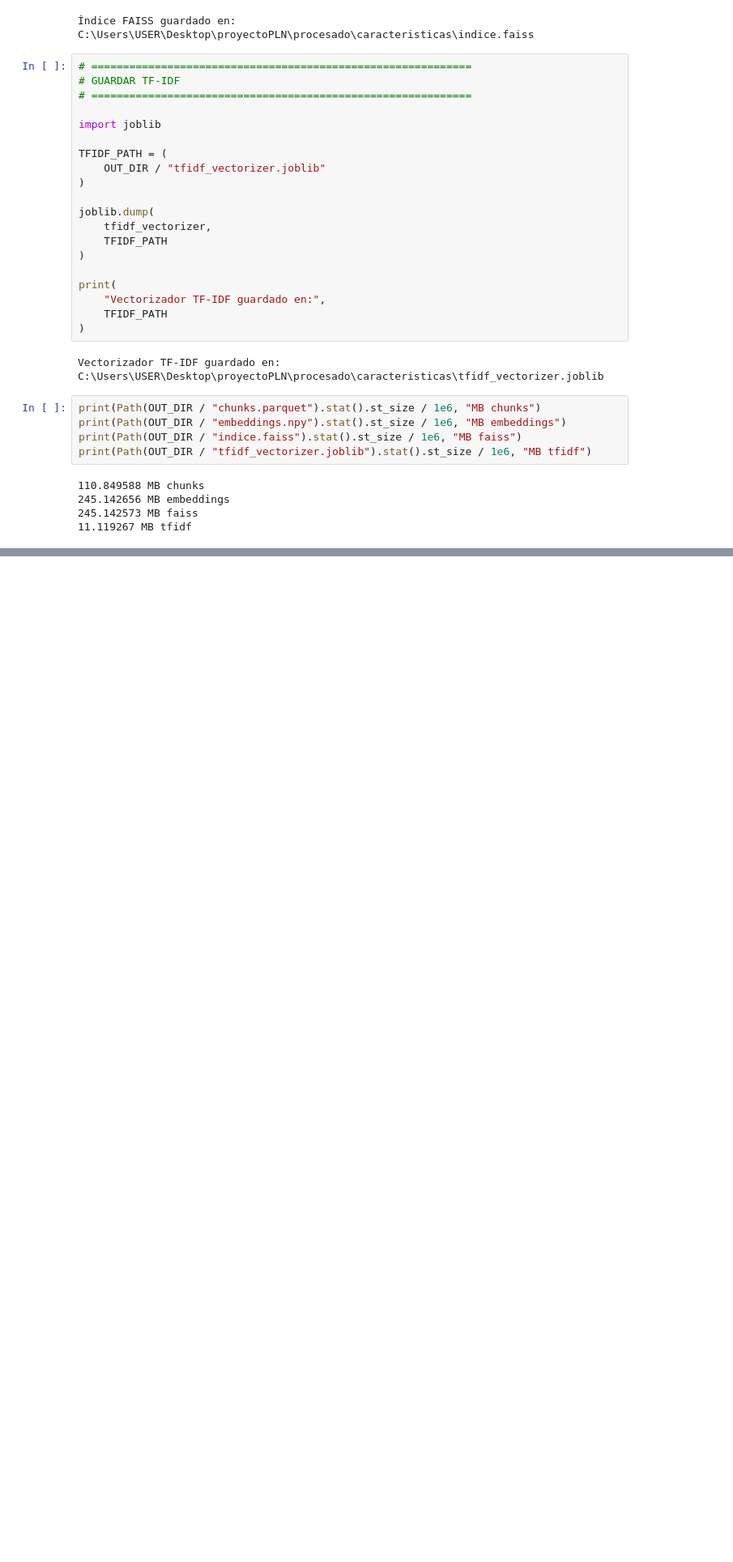
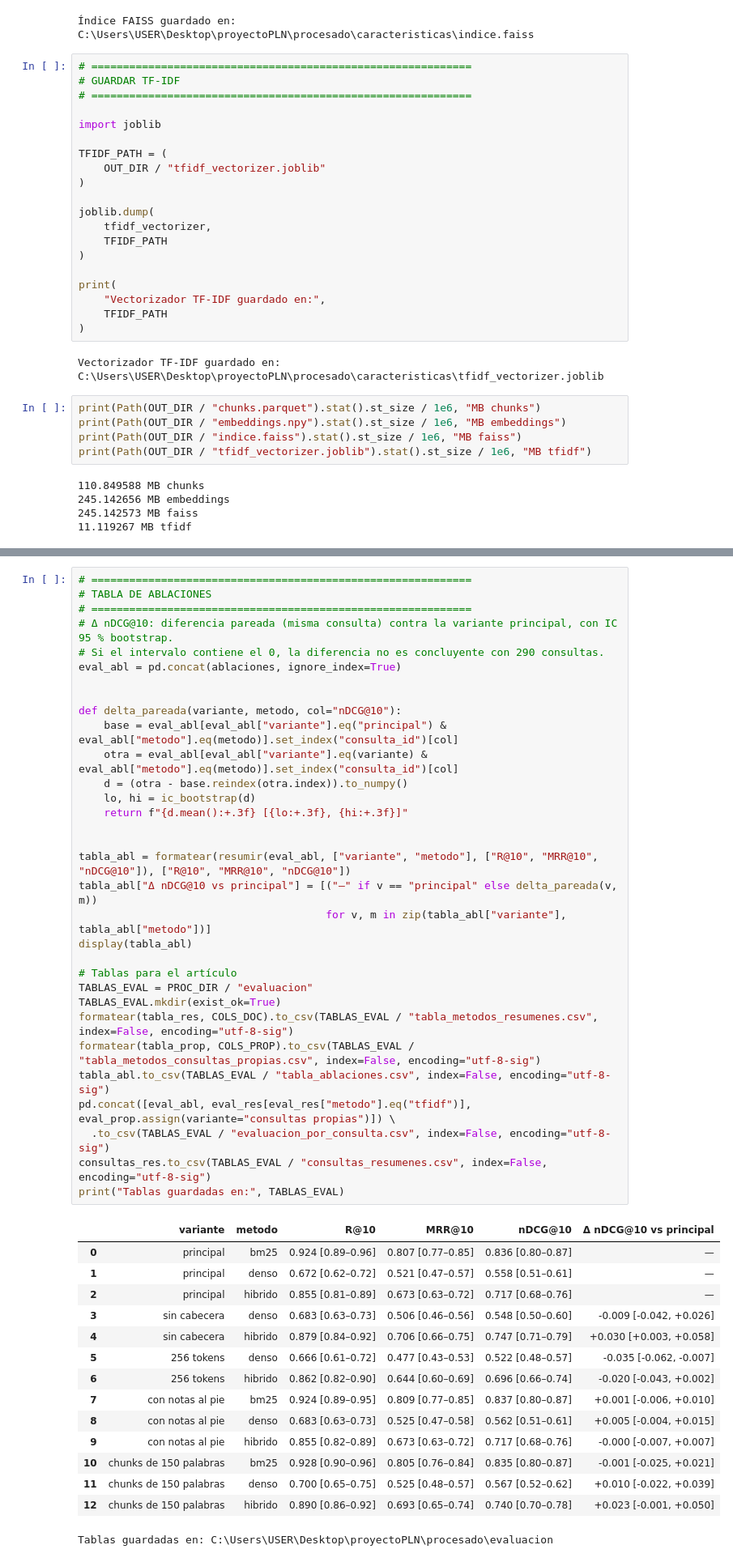
Before and after one commit to GiraldoB/RAG-CIDH, a Jupyter notebook: proyecto_(2).ipynb, the cells around one changed output, grey strips where cells are left out. Shown at 81% size. Saved outputs shown, nothing was run; the diff lists cells and outputs as text; blank space fills up the shorter version.

```diff
--- a/proyecto_(2).ipynb
+++ b/proyecto_(2).ipynb
@@ -3244,0 +3533,48 @@ print(Path(OUT_DIR / "tfidf_vectorizer.joblib").stat().st_size / 1e6, "MB tfidf"
+# %%
+# ============================================================
+# TABLA DE ABLACIONES
+# ============================================================
+# Δ nDCG@10: diferencia pareada (misma consulta) contra la variante principal, con IC 95 % bootstrap.
+# Si el intervalo contiene el 0, la diferencia no es concluyente con 290 consultas.
+eval_abl = pd.concat(ablaciones, ignore_index=True)
+
+
+def delta_pareada(variante, metodo, col="nDCG@10"):
+    base = eval_abl[eval_abl["variante"].eq("principal") & eval_abl["metodo"].eq(metodo)].set_index("consulta_id")[col]
+    otra = eval_abl[eval_abl["variante"].eq(variante) & eval_abl["metodo"].eq(metodo)].set_index("consulta_id")[col]
+    d = (otra - base.reindex(otra.index)).to_numpy()
+    lo, hi = ic_bootstrap(d)
+    return f"{d.mean():+.3f} [{lo:+.3f}, {hi:+.3f}]"
+
+
+tabla_abl = formatear(resumir(eval_abl, ["variante", "metodo"], ["R@10", "MRR@10", "nDCG@10"]), ["R@10", "MRR@10", "nDCG@10"])
+tabla_abl["Δ nDCG@10 vs principal"] = [("—" if v == "principal" else delta_pareada(v, m))
+                                       for v, m in zip(tabla_abl["variante"], tabla_abl["metodo"])]
+display(tabla_abl)
+
+# Tablas para el artículo
+TABLAS_EVAL = PROC_DIR / "evaluacion"
+TABLAS_EVAL.mkdir(exist_ok=True)
+formatear(tabla_res, COLS_DOC).to_csv(TABLAS_EVAL / "tabla_metodos_resumenes.csv", index=False, encoding="utf-8-sig")
+formatear(tabla_prop, COLS_PROP).to_csv(TABLAS_EVAL / "tabla_metodos_consultas_propias.csv", index=False, encoding="utf-8-sig")
+tabla_abl.to_csv(TABLAS_EVAL / "tabla_ablaciones.csv", index=False, encoding="utf-8-sig")
+pd.concat([eval_abl, eval_res[eval_res["metodo"].eq("tfidf")], eval_prop.assign(variante="consultas propias")]) \
+  .to_csv(TABLAS_EVAL / "evaluacion_por_consulta.csv", index=False, encoding="utf-8-sig")
+consultas_res.to_csv(TABLAS_EVAL / "consultas_resumenes.csv", index=False, encoding="utf-8-sig")
+print("Tablas guardadas en:", TABLAS_EVAL)
+# %% [output]
+|  | variante | metodo | R@10 | MRR@10 | nDCG@10 | Δ nDCG@10 vs principal |
+| 0 | principal | bm25 | 0.924 [0.89–0.96] | 0.807 [0.77–0.85] | 0.836 [0.80–0.87] | — |
+| 1 | principal | denso | 0.672 [0.62–0.72] | 0.521 [0.47–0.57] | 0.558 [0.51–0.61] | — |
+| 2 | principal | hibrido | 0.855 [0.81–0.89] | 0.673 [0.63–0.72] | 0.717 [0.68–0.76] | — |
+| 3 | sin cabecera | denso | 0.683 [0.63–0.73] | 0.506 [0.46–0.56] | 0.548 [0.50–0.60] | -0.009 [-0.042, +0.026] |
+| 4 | sin cabecera | hibrido | 0.879 [0.84–0.92] | 0.706 [0.66–0.75] | 0.747 [0.71–0.79] | +0.030 [+0.003, +0.058] |
+| 5 | 256 tokens | denso | 0.666 [0.61–0.72] | 0.477 [0.43–0.53] | 0.522 [0.48–0.57] | -0.035 [-0.062, -0.007] |
+| 6 | 256 tokens | hibrido | 0.862 [0.82–0.90] | 0.644 [0.60–0.69] | 0.696 [0.66–0.74] | -0.020 [-0.043, +0.002] |
+| 7 | con notas al pie | bm25 | 0.924 [0.89–0.95] | 0.809 [0.77–0.85] | 0.837 [0.80–0.87] | +0.001 [-0.006, +0.010] |
+| 8 | con notas al pie | denso | 0.683 [0.63–0.73] | 0.525 [0.47–0.58] | 0.562 [0.51–0.61] | +0.005 [-0.004, +0.015] |
+| 9 | con notas al pie | hibrido | 0.855 [0.82–0.89] | 0.673 [0.63–0.72] | 0.717 [0.68–0.76] | -0.000 [-0.007, +0.007] |
+| 10 | chunks de 150 palabras | bm25 | 0.928 [0.90–0.96] | 0.805 [0.76–0.84] | 0.835 [0.80–0.87] | -0.001 [-0.025, +0.021] |
+| 11 | chunks de 150 palabras | denso | 0.700 [0.65–0.75] | 0.525 [0.48–0.57] | 0.567 [0.52–0.62] | +0.010 [-0.022, +0.039] |
+| 12 | chunks de 150 palabras | hibrido | 0.890 [0.86–0.92] | 0.693 [0.65–0.74] | 0.740 [0.70–0.78] | +0.023 [-0.001, +0.050] |
+Tablas guardadas en: C:\Users\USER\Desktop\proyectoPLN\procesado\evaluacion
```
Also changed, not shown: parts of 9 cells of this notebook, 4 other files.
